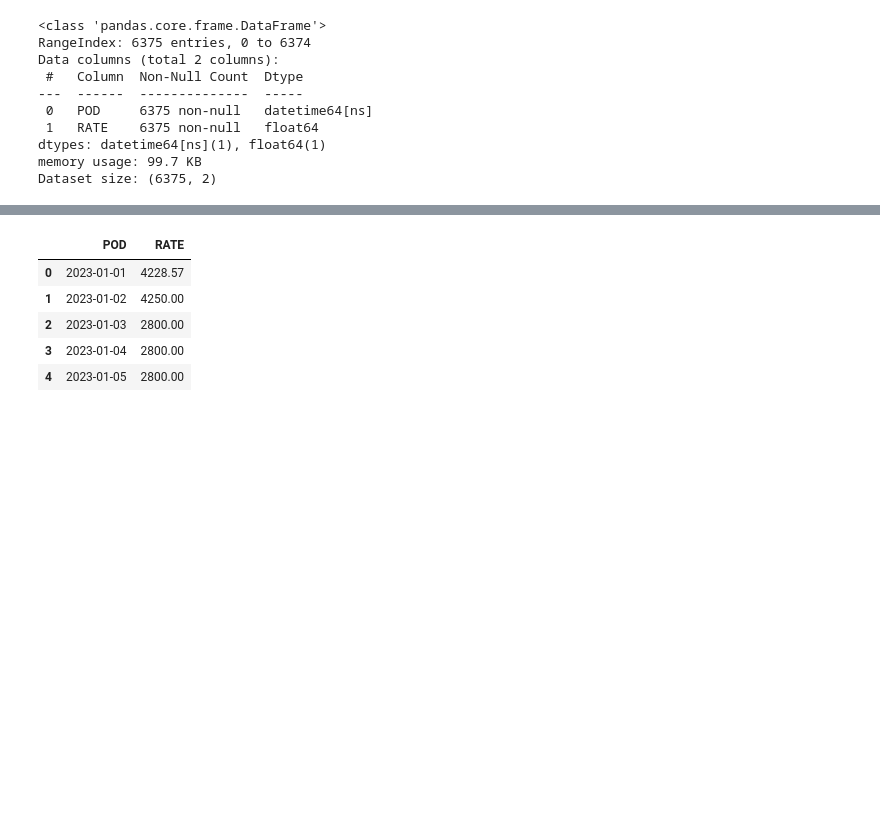
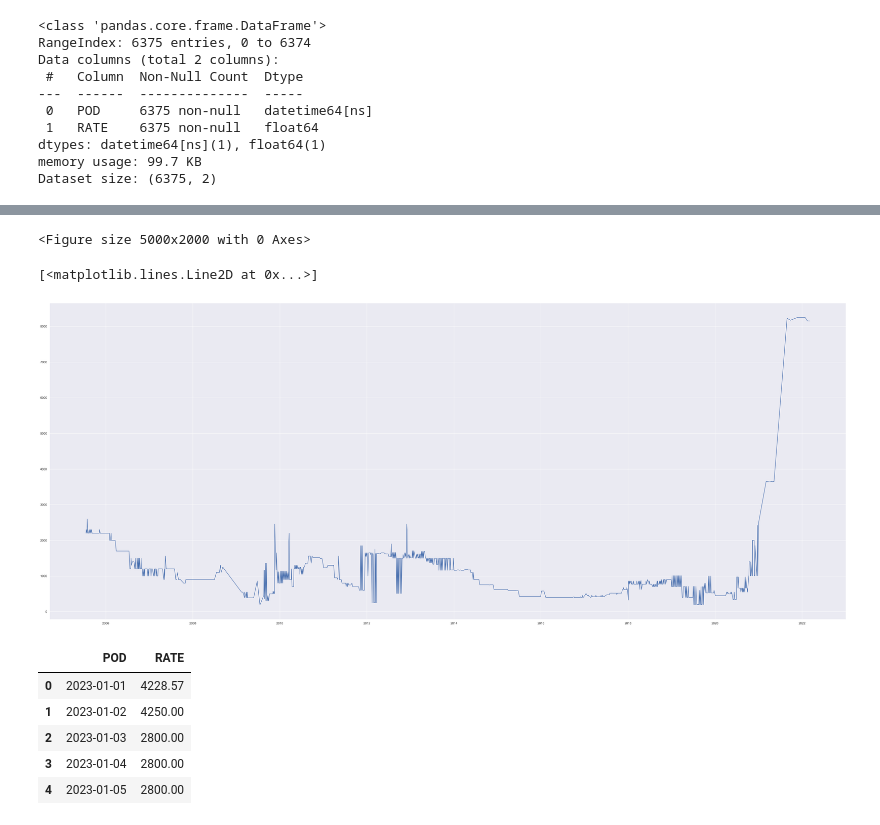
Before and after one commit to aloysiuswjw/Cost-Rate-Analysis, a Jupyter notebook: fc_main.ipynb, the cells around one changed output, grey strips where cells are left out. Drawn from its saved outputs; the diff is of its cells as text; code cells hidden in the pictures; blank space fills up the shorter version.

```diff
--- a/fc_main.ipynb
+++ b/fc_main.ipynb
@@ -60,0 +103,15 @@ Dataset size: (6375, 2)
+# %%
+# Removing annomly
+rows_to_drop1 = is_anomaly.loc[is_anomaly['ANOMALY'] == -1].index
+
+# Removing values from 2022 to 2023 based on POD column
+rows_to_drop2 = df_before[(df_before['POD'] >= '2022-03-11') & (df_before['POD'] < '2024-01-01')].index
+
+# Combine the rows to drop
+rows_to_drop = rows_to_drop1.union(rows_to_drop2)
+
+# Remove the selected rows
+df_before = df_before.drop(rows_to_drop).reset_index(drop=True)
+
+# Print information about the modified dataframe
+df_before.info()
@@ -60,0 +147,20 @@ Dataset size: (6375, 2)
+# %%
+# Set the POD column as the index
+df_before.set_index('POD', inplace=True)
+
+# Interpolate missing dates in the POD column
+df_before = df_before.resample('D').interpolate(method='time')
+
+# Resample to daily frequency and aggregate RATE using mean
+df_before = df_before.resample('D').agg({'RATE': 'median'})
+
+# Reset index to have POD as a column again
+df_before = df_before.reset_index()
+
+# Making Rate as a float in 2dp
+df_before['RATE'] = df_before['RATE'].round(2).astype(float)
+
+# Print the resulting dataframe
+df_before.head()
+df_before.tail()
+df_before.info()
@@ -61,3 +189,11 @@ Dataset size: (6375, 2)
+# %%
+plt.figure(figsize=(50, 20))
+plt.plot(df_before['POD'], df_before['RATE'])
+plt.show()
+# %% [output]
+<Figure size 5000x2000 with 0 Axes>
+[<matplotlib.lines.Line2D at 0x...>]
+[figure, added]
 # %%
 # After 2023 data to compare accuracy of forecast
 df_after = pd.read_csv('CR_FC_PREP_23.csv')
```
Also changed, not shown: parts of 14 cells of this notebook, 1 other file.
